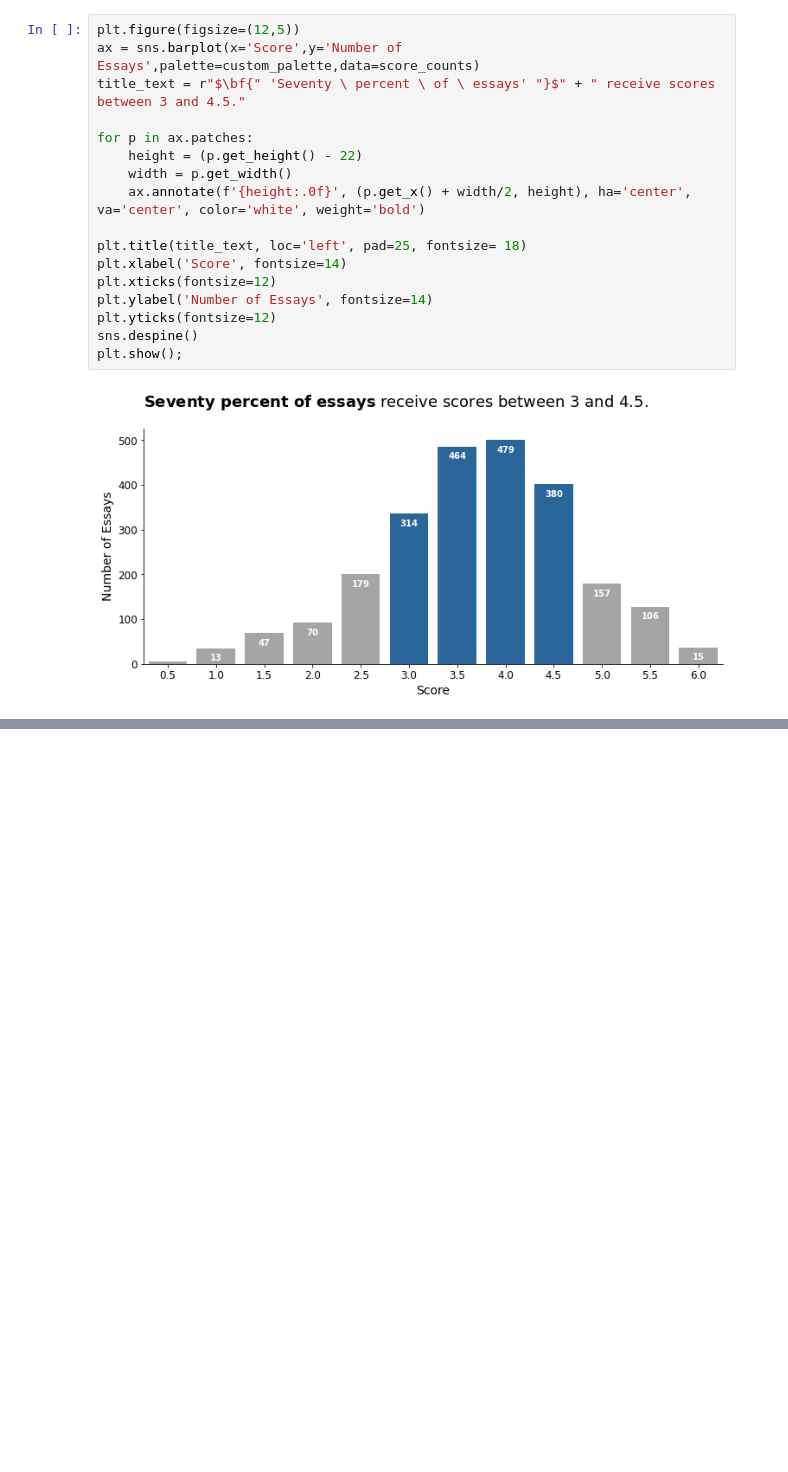
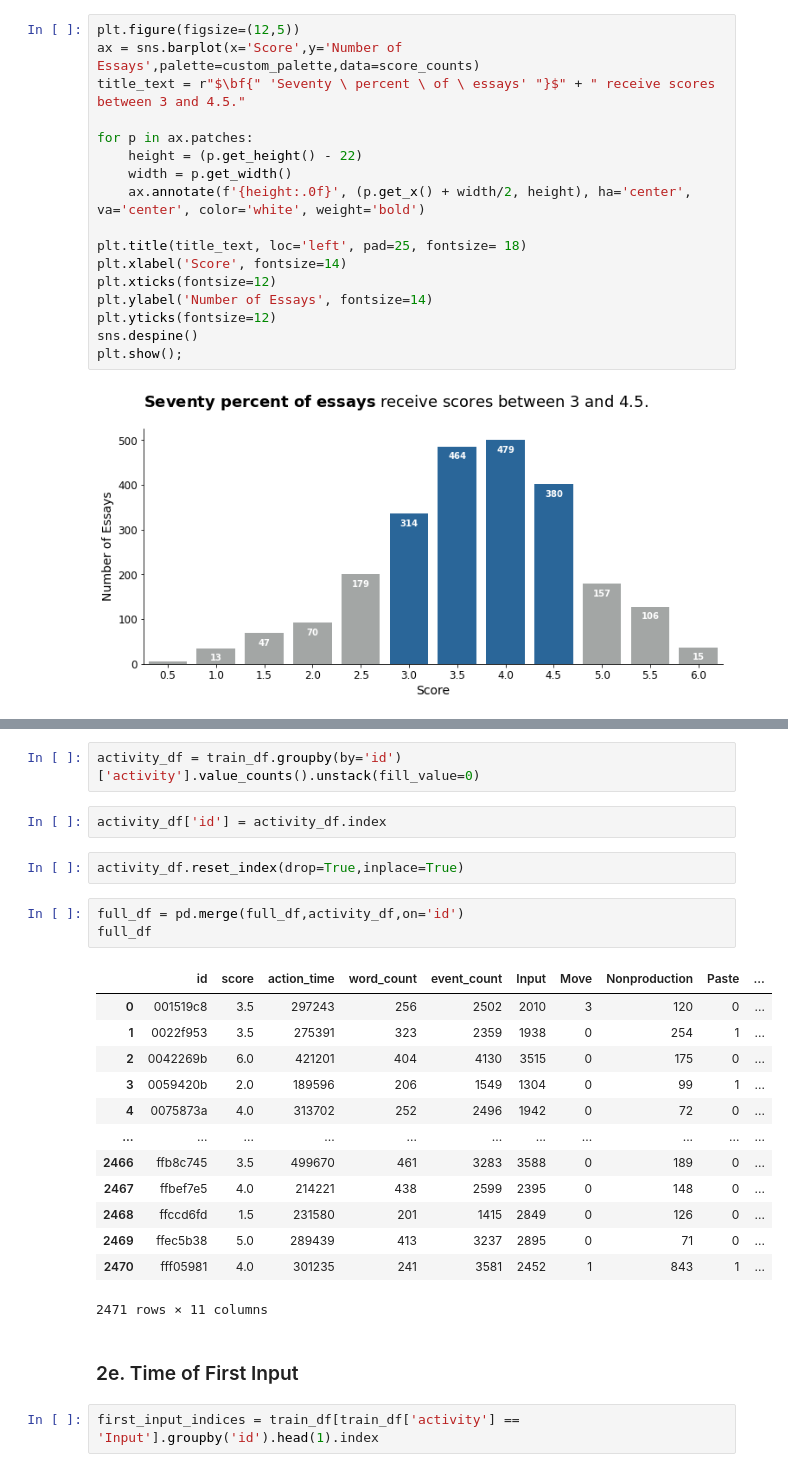
Before and after one commit to ahendricks2/EssayKeystrokes, a Jupyter notebook: Main_Notebook.ipynb, the cells around one changed output, grey strips where cells are left out. Saved outputs shown, nothing was run; the diff lists cells and outputs as text; blank space fills up the shorter version.

Commit message:
feature engineering first run

```diff
--- a/Main_Notebook.ipynb
+++ b/Main_Notebook.ipynb
@@ -195,0 +427,27 @@ plt.show();
+# %%
+activity_df = train_df.groupby(by='id')['activity'].value_counts().unstack(fill_value=0)
+# %%
+activity_df['id'] = activity_df.index
+# %%
+activity_df.reset_index(drop=True,inplace=True)
+# %%
+full_df = pd.merge(full_df,activity_df,on='id')
+full_df
+# %% [output]
+|  | id | score | action_time | word_count | event_count | Input | Move | Nonproduction | Paste | ... |
+| 0 | 001519c8 | 3.5 | 297243 | 256 | 2502 | 2010 | 3 | 120 | 0 | ... |
+| 1 | 0022f953 | 3.5 | 275391 | 323 | 2359 | 1938 | 0 | 254 | 1 | ... |
+| 2 | 0042269b | 6.0 | 421201 | 404 | 4130 | 3515 | 0 | 175 | 0 | ... |
+| 3 | 0059420b | 2.0 | 189596 | 206 | 1549 | 1304 | 0 | 99 | 1 | ... |
+| 4 | 0075873a | 4.0 | 313702 | 252 | 2496 | 1942 | 0 | 72 | 0 | ... |
+| ... | ... | ... | ... | ... | ... | ... | ... | ... | ... | ... |
+| 2466 | ffb8c745 | 3.5 | 499670 | 461 | 3283 | 3588 | 0 | 189 | 0 | ... |
+| 2467 | ffbef7e5 | 4.0 | 214221 | 438 | 2599 | 2395 | 0 | 148 | 0 | ... |
+| 2468 | ffccd6fd | 1.5 | 231580 | 201 | 1415 | 2849 | 0 | 126 | 0 | ... |
+| 2469 | ffec5b38 | 5.0 | 289439 | 413 | 3237 | 2895 | 0 | 71 | 0 | ... |
+| 2470 | fff05981 | 4.0 | 301235 | 241 | 3581 | 2452 | 1 | 843 | 1 | ... |
+2471 rows × 11 columns
+# %% [markdown]
+### 2e. Time of First Input
+# %%
+first_input_indices = train_df[train_df['activity'] == 'Input'].groupby('id').head(1).index
```
Also changed, not shown: parts of 45 cells of this notebook.
